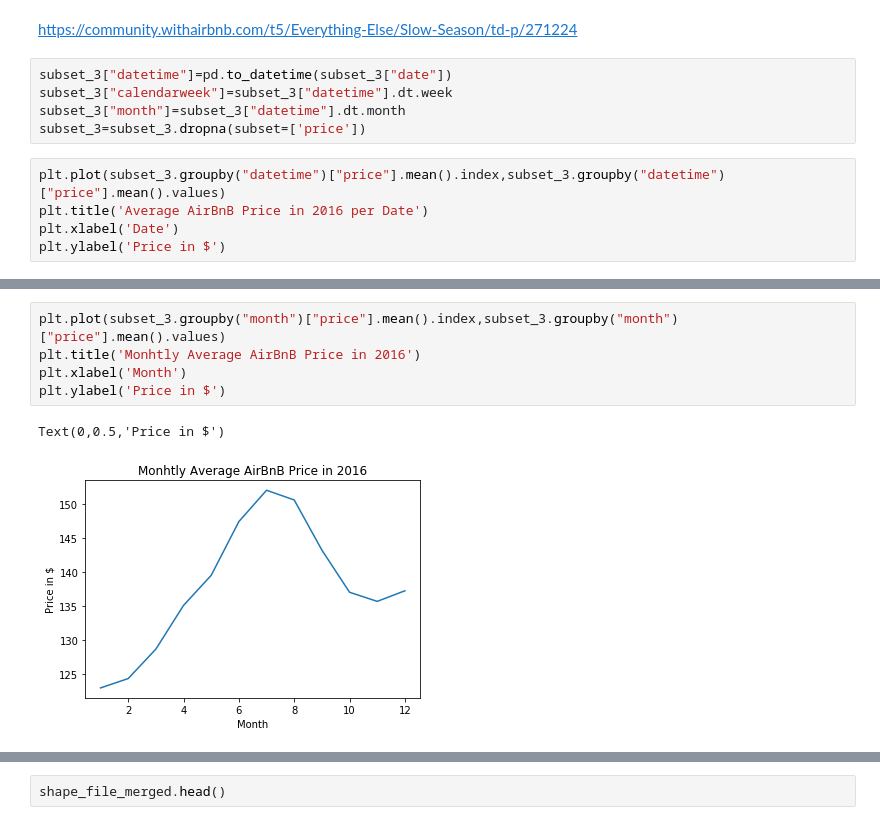
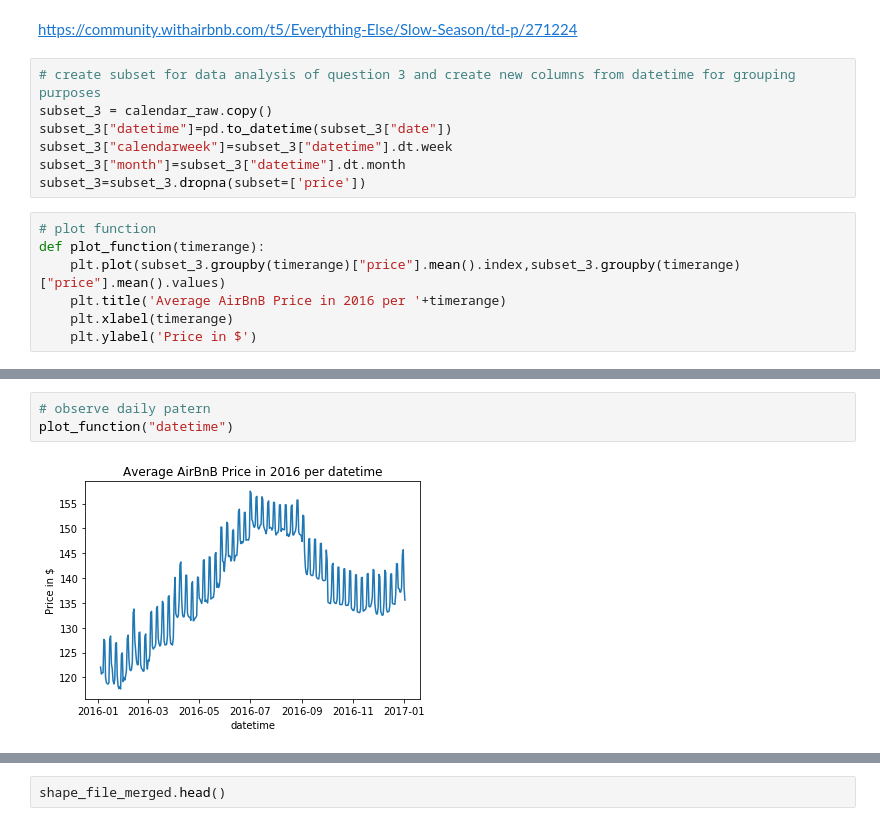
Before and after one commit to Leonhard26/udacity--blog, a Jupyter notebook: udacity_blog_entry.ipynb, the cells around one changed output, grey strips where cells are left out. Drawn from its saved outputs; the diff is of its cells as text.

```diff
--- a/udacity_blog_entry.ipynb
+++ b/udacity_blog_entry.ipynb
@@ -349,12 +365,16 @@ plt.show()
 # %% [markdown]
 https://community.withairbnb.com/t5/Everything-Else/Slow-Season/td-p/271224
 # %%
+# create subset for data analysis of question 3 and create new columns from datetime for grouping purposes
+subset_3 = calendar_raw.copy()
 subset_3["datetime"]=pd.to_datetime(subset_3["date"])
 subset_3["calendarweek"]=subset_3["datetime"].dt.week
 subset_3["month"]=subset_3["datetime"].dt.month
 subset_3=subset_3.dropna(subset=['price'])
 # %%
-plt.plot(subset_3.groupby("datetime")["price"].mean().index,subset_3.groupby("datetime")["price"].mean().values)
-plt.title('Average AirBnB Price in 2016 per Date')
-plt.xlabel('Date')
-plt.ylabel('Price in $')
+# plot function
+def plot_function(timerange):
+    plt.plot(subset_3.groupby(timerange)["price"].mean().index,subset_3.groupby(timerange)["price"].mean().values)
+    plt.title('Average AirBnB Price in 2016 per '+timerange)
+    plt.xlabel(timerange)
+    plt.ylabel('Price in $')
@@ -372,8 +381,5 @@ Text(0,0.5,'Price in $')
-# %%
-plt.plot(subset_3.groupby("month")["price"].mean().index,subset_3.groupby("month")["price"].mean().values)
-plt.title('Monhtly Average AirBnB Price in 2016')
-plt.xlabel('Month')
-plt.ylabel('Price in $')
-# %% [output]
-Text(0,0.5,'Price in $')
-[figure, removed]
+# %%
+# observe daily patern
+plot_function("datetime")
+# %% [output]
+[figure, added]
```
Also changed, not shown: parts of 51 cells of this notebook.
